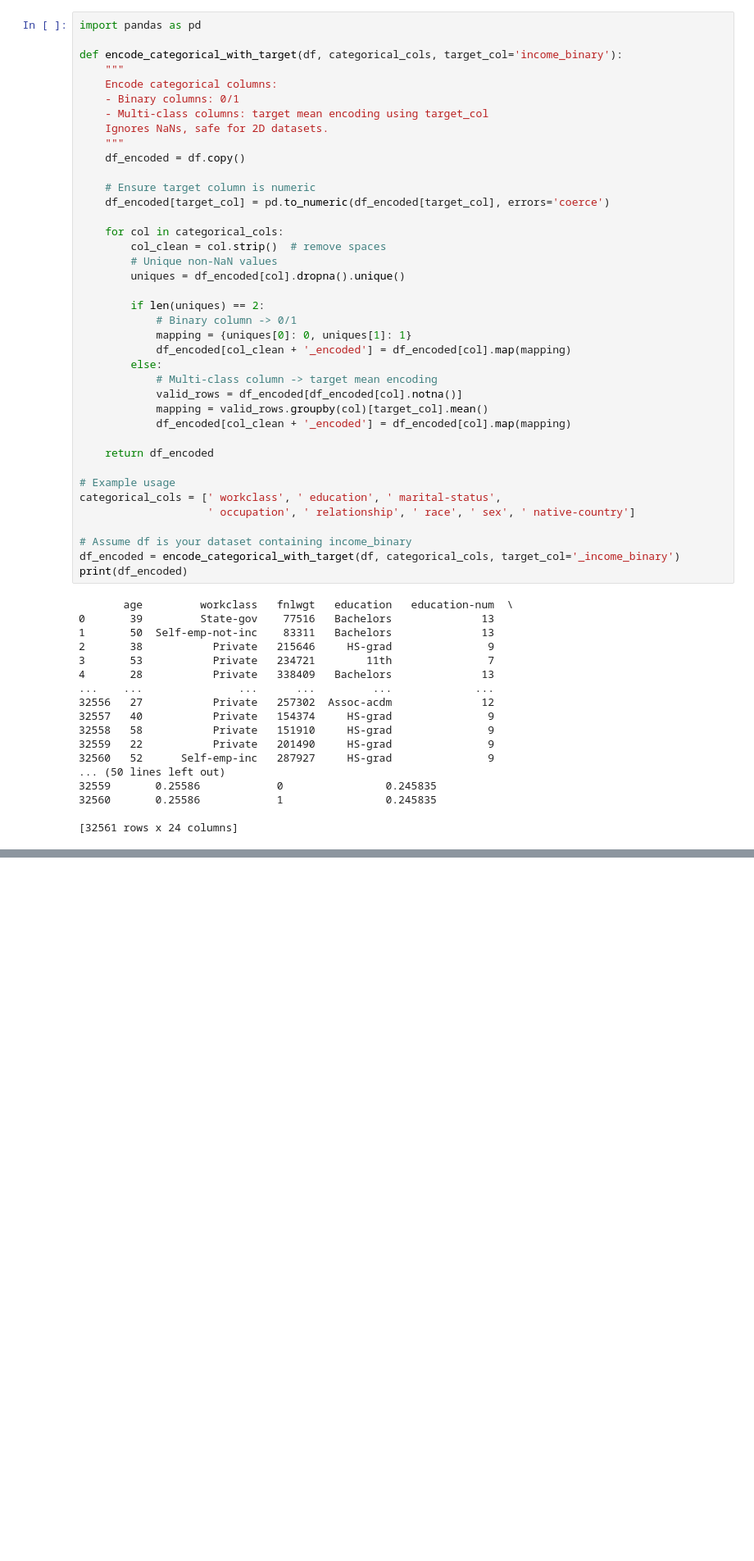
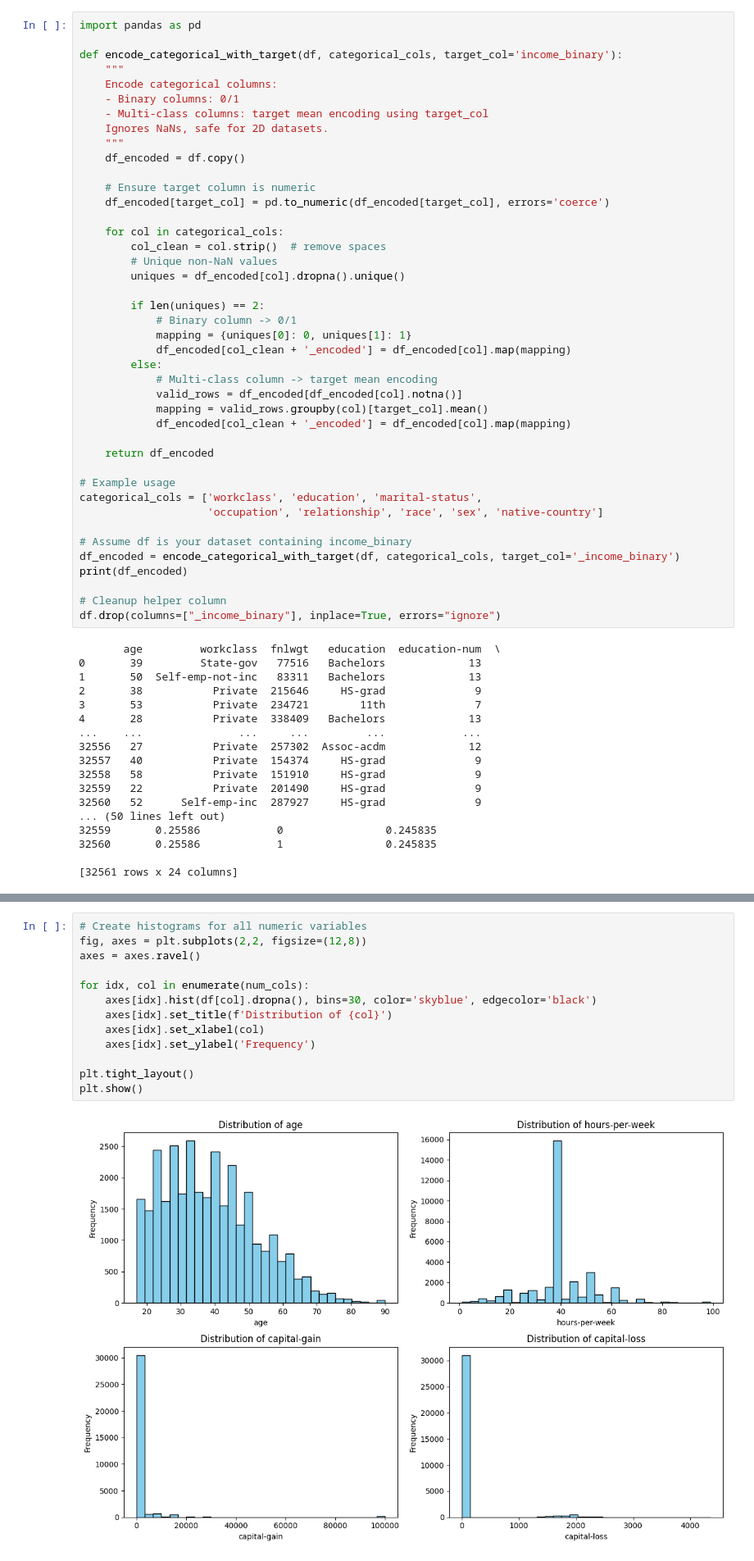
Before and after one commit to alicerosa20/Income-classification, a Jupyter notebook: notebooks/income_classification.ipynb, the cells around one changed output, grey strips where cells are left out. Shown at 82% size. Drawn from its saved outputs; the diff is of its cells as text; blank space fills up the shorter version.

```diff
--- a/notebooks/income_classification.ipynb
+++ b/notebooks/income_classification.ipynb
@@ -253,10 +235,13 @@ def encode_categorical_with_target(df, categorical_cols, target_col='income_bina
     return df_encoded
 
 # Example usage
-categorical_cols = [' workclass', ' education', ' marital-status',
-                    ' occupation', ' relationship', ' race', ' sex', ' native-country']
+categorical_cols = ['workclass', 'education', 'marital-status',
+                    'occupation', 'relationship', 'race', 'sex', 'native-country']
 
 # Assume df is your dataset containing income_binary
 df_encoded = encode_categorical_with_target(df, categorical_cols, target_col='_income_binary')
 print(df_encoded)
+
+# Cleanup helper column
+df.drop(columns=["_income_binary"], inplace=True, errors="ignore")
 # %% [output]
@@ -289,5 +274,20 @@ plt.tight_layout()
 plt.show()
 # %% [output]
 [figure]
+# %%
+# Create histograms for all numeric variables
+fig, axes = plt.subplots(2,2, figsize=(12,8))
+axes = axes.ravel()
+
+for idx, col in enumerate(num_cols):
+    axes[idx].hist(df[col].dropna(), bins=30, color='skyblue', edgecolor='black')
+    axes[idx].set_title(f'Distribution of {col}')
+    axes[idx].set_xlabel(col)
+    axes[idx].set_ylabel('Frequency')
+
+plt.tight_layout()
+plt.show()
+# %% [output]
+[figure, added]
 # %% [markdown]
 # Modelling
```
Also changed, not shown: parts of 9 cells of this notebook, 3 other files.
